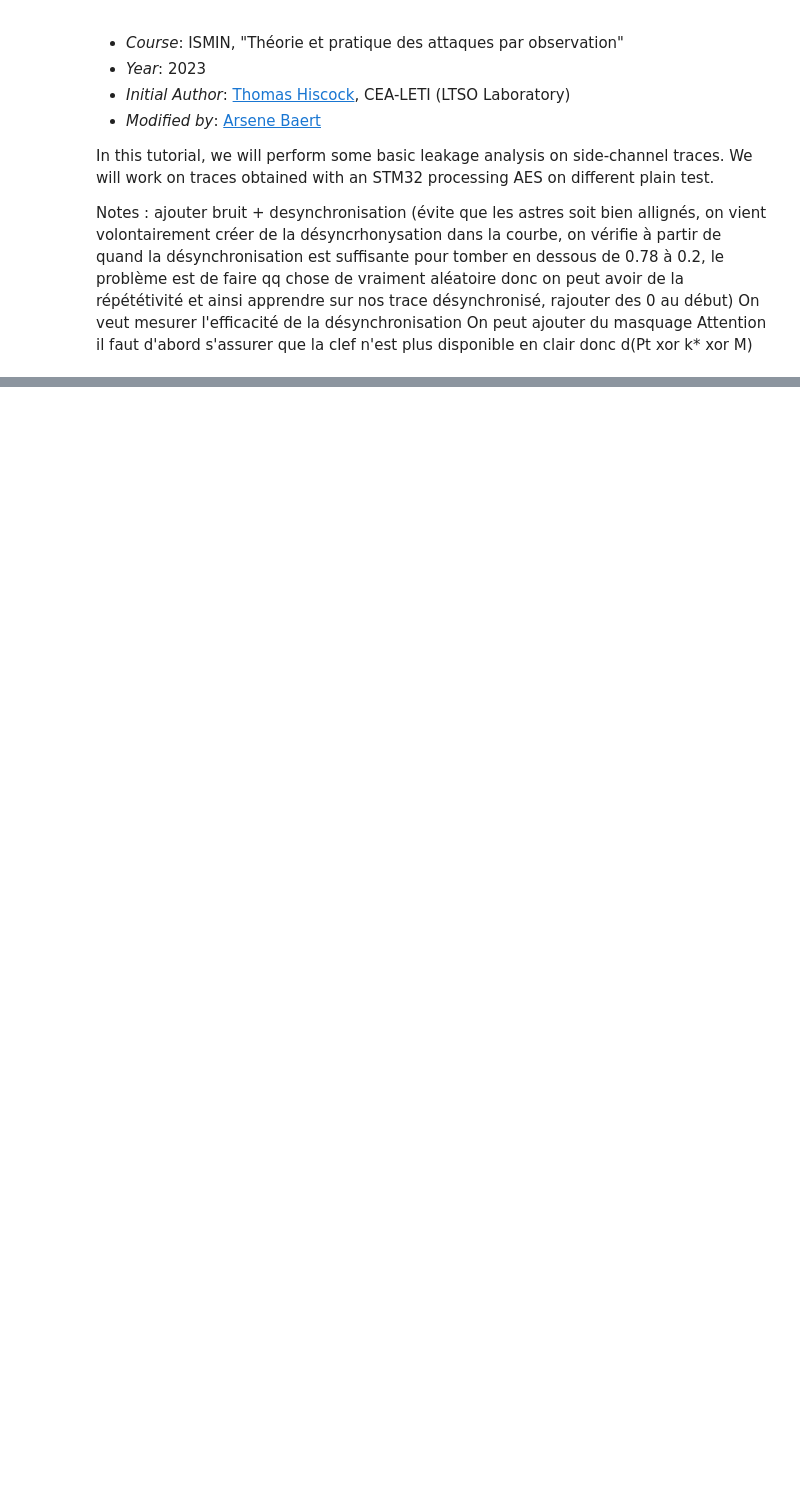
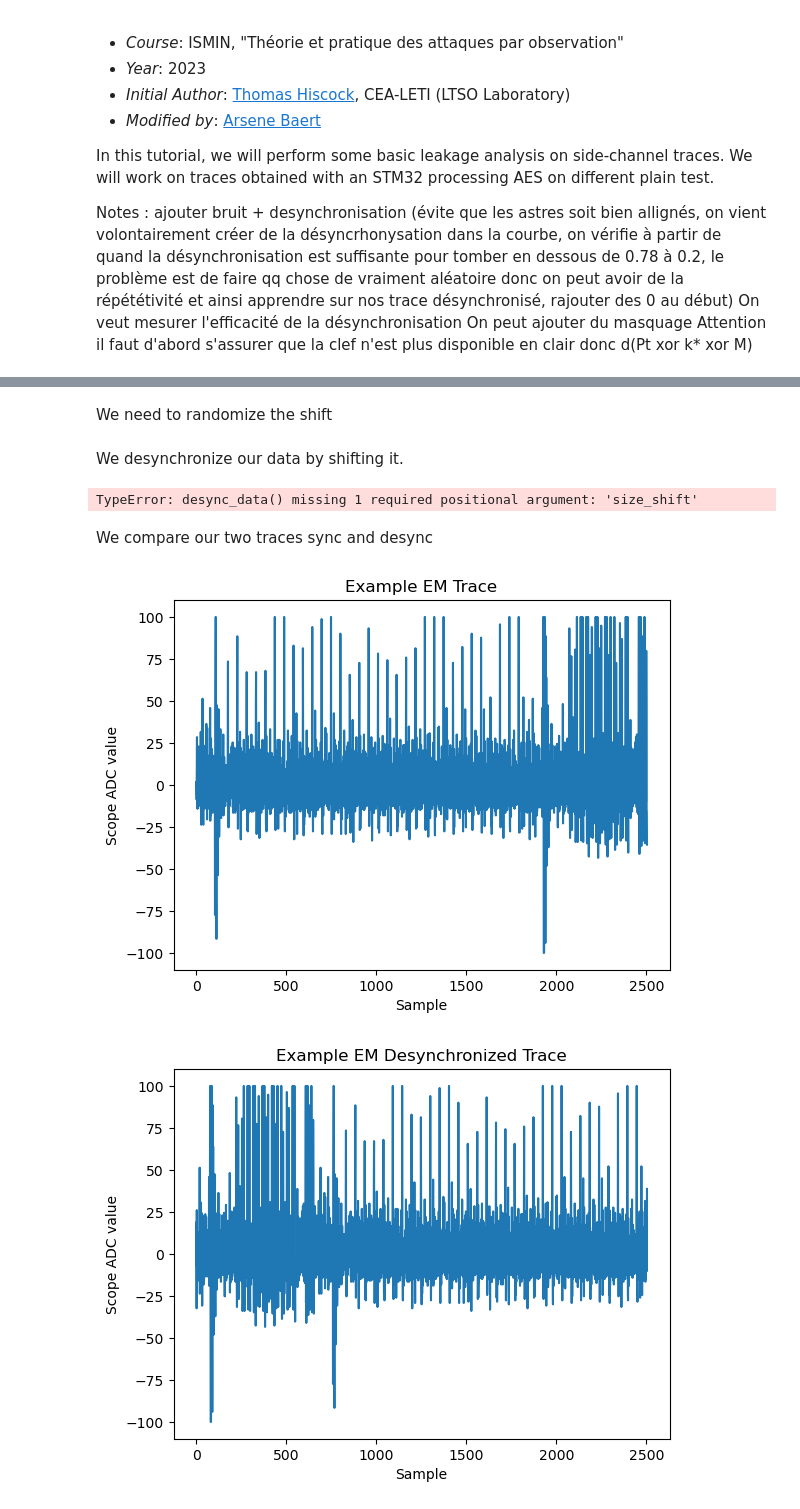
Before and after one commit to ArseneBA/Side_channel_attack, a Jupyter notebook: emse2023_labs/Correlation attack.ipynb, the cells around one changed output, grey strips where cells are left out. Drawn from its saved outputs; the diff is of its cells as text; code cells hidden in the pictures; blank space fills up the shorter version.

```diff
--- a/emse2023_labs/Correlation attack.ipynb
+++ b/emse2023_labs/Correlation attack.ipynb
@@ -142,0 +158,2 @@ print(pos_max_corr)
+# %% [markdown]
+We need to randomize the shift
@@ -142,0 +162,31 @@ print(pos_max_corr)
+# %% [markdown]
+We desynchronize our data by shifting it.
+# %%
+def desync_data(data_em, nb_data_shifted, size_shift):
+    data_em_desync = np.empty((300, 2504))
+    for i in range(nb_data_shifted):
+        nb_shift = random.randint(0, size_shift)
+        data_em_desync[i] = np.roll(data_em[i], nb_shift)
+    data_em_desync[nb_data_shifted+1:,:] = data_em[nb_data_shifted + 1:,:]  # TODO : verify if this work
+    return data_em_desync
+# %% [output]
+TypeError: desync_data() missing 1 required positional argument: 'size_shift'
+# %% [markdown]
+We compare our two traces sync and desync
+# %%
+data_em_desync = desync_data(full_trace_em, 150)
+
+plt.plot(full_trace_em[29])
+plt.xlabel("Sample")
+plt.ylabel("Scope ADC value")
+plt.title("Example EM Trace")
+plt.show()
+
+plt.plot(data_em_desync[29])
+plt.xlabel("Sample")
+plt.ylabel("Scope ADC value")
+plt.title("Example EM Desynchronized Trace")
+plt.show()
+# %% [output]
+[figure, added]
+[figure, added]
```
Also changed, not shown: parts of 28 cells of this notebook.
